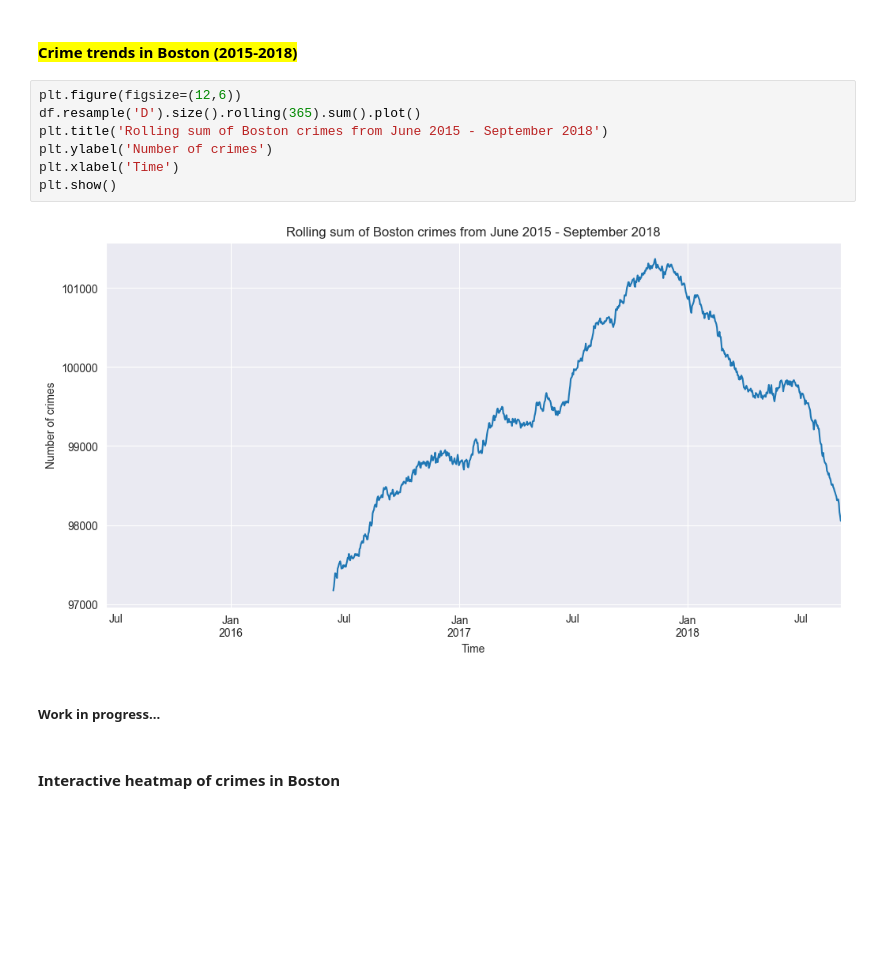
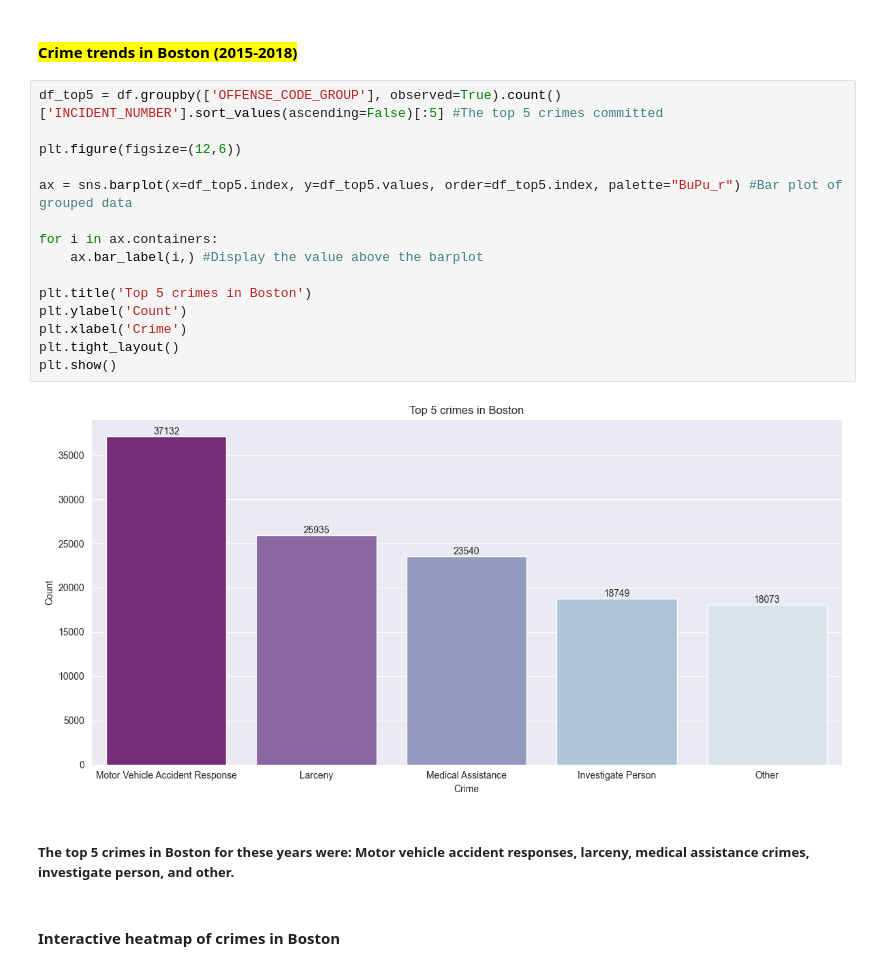
Before and after one commit to BlocknBoom123/CrimePy, a Jupyter notebook: Boston/BostonCrime.ipynb, the cells around one changed output. Cells and saved outputs as stored; diff of their text form; blank space fills up the shorter version.

```diff
--- a/Boston/BostonCrime.ipynb
+++ b/Boston/BostonCrime.ipynb
@@ -288,16 +284,24 @@ plt.show()
 # %% [markdown]
 #### <mark>Crime trends in Boston (2015-2018)
-# %%
-plt.figure(figsize=(12,6))
-df.resample('D').size().rolling(365).sum().plot()
-plt.title('Rolling sum of Boston crimes from June 2015 - September 2018')
-plt.ylabel('Number of crimes')
-plt.xlabel('Time')
-plt.show()
-# %% [output]
-[figure, removed]
-# %% [markdown]
-##### Work in progress...
+# %%
+df_top5 = df.groupby(['OFFENSE_CODE_GROUP'], observed=True).count()['INCIDENT_NUMBER'].sort_values(ascending=False)[:5] #The top 5 crimes committed
+
+plt.figure(figsize=(12,6))
+
+ax = sns.barplot(x=df_top5.index, y=df_top5.values, order=df_top5.index, palette="BuPu_r") #Bar plot of grouped data
+
+for i in ax.containers:
+    ax.bar_label(i,) #Display the value above the barplot
+
+plt.title('Top 5 crimes in Boston')
+plt.ylabel('Count')
+plt.xlabel('Crime')
+plt.tight_layout()
+plt.show()
+# %% [output]
+[figure, added]
+# %% [markdown]
+##### The top 5 crimes in Boston for these years were: Motor vehicle accident responses, larceny, medical assistance crimes, investigate person, and other.
 # %% [markdown]
 #### Interactive heatmap of crimes in Boston
 # %%
```
Also changed, not shown: parts of 15 cells of this notebook, 2 other files.
